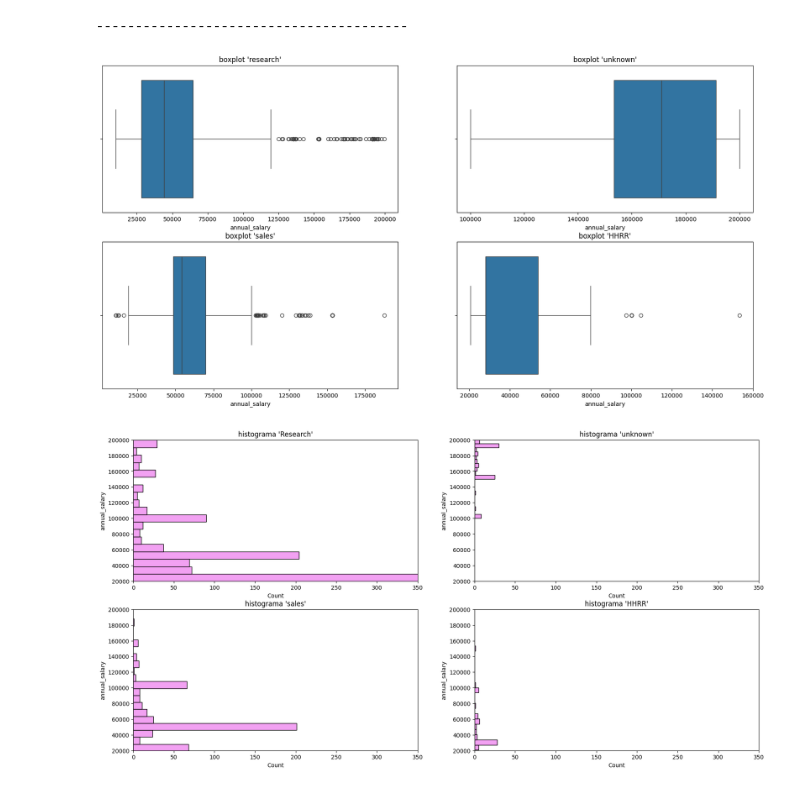
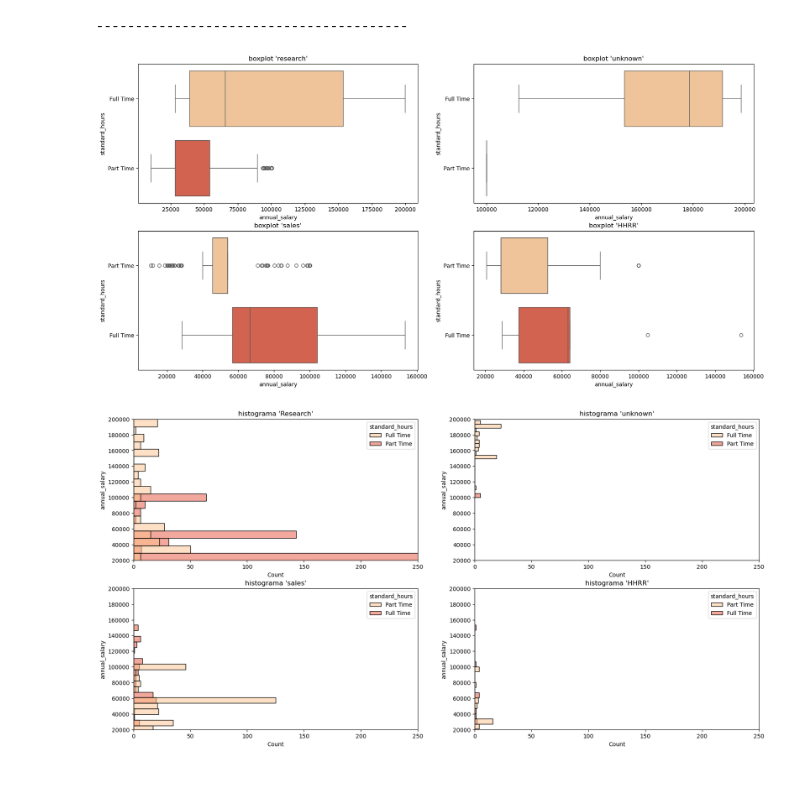
Before and after one commit to CibiPB/project-da-promo-49-INTERNO, a Jupyter notebook: Notebooks/v1.ipynb, the cells around one changed output. Drawn from its saved outputs; the diff is of its cells as text; code cells hidden in the pictures.

```diff
--- a/Notebooks/v1.ipynb
+++ b/Notebooks/v1.ipynb
@@ -281,10 +278,10 @@ array(['Research & Development', 'Unknown', 'Sales', 'Human Resources'],
       dtype=object)
 # %%
 # filtramos los datos para obtener los grupos. Estos grupos van a ser series de datos
-grupo_research = df[df['department'] == 'Research & Development'] ['annual_salary']
-grupo_unknown = df[df['department'] == 'Unknown'] ['annual_salary']
-grupo_sales = df[df['department'] == 'Sales'] ['annual_salary']
-grupo_hhrr = df[df['department'] == 'Human Resources'] ['annual_salary']
+grupo_research = df[df['department'] == 'Research & Development'] [['annual_salary','standard_hours']]
+grupo_unknown = df[df['department'] == 'Unknown'] [['annual_salary','standard_hours']]
+grupo_sales = df[df['department'] == 'Sales'] [['annual_salary','standard_hours']]
+grupo_hhrr = df[df['department'] == 'Human Resources'] [['annual_salary','standard_hours']]
 # %%
 lista = ['Research & Development', 'Unknown', 'Sales', 'Human Resources']
 # %%
@@ -322,58 +319,70 @@ Human Resources
 # %%
 #Boxplot
 fig, axes = plt.subplots(nrows = 2, ncols = 2, figsize = (20, 10))
 
 sns.boxplot(x = "annual_salary",
+            y = "standard_hours",
             data = df_grupo_research,
+            palette = "OrRd",
             ax = axes[0,0])
 axes[0,0].set_title("boxplot 'research'")
 
 sns.boxplot(x = "annual_salary",
+            y = "standard_hours",
             data = df_grupo_unknown,
+            palette = "OrRd",
             ax = axes[0,1])
 axes[0,1].set_title("boxplot 'unknown'")
 
 
 sns.boxplot(x = "annual_salary",
+            y = "standard_hours",
             data = df_grupo_sales,
+            palette = "OrRd",
             ax = axes[1,0])
 axes[1,0].set_title("boxplot 'sales'")
 
 sns.boxplot(x = "annual_salary",
+            y = "standard_hours",
             data = df_grupo_hhrr,
+            palette = "OrRd",
             ax = axes[1,1])
 axes[1,1].set_title("boxplot 'HHRR'");
 # %% [output]
-[figure, old version]
+[figure, new version]
 # %%
 #Histograma
 fig, axes = plt.subplots(nrows = 2, ncols = 2, figsize = (20, 10))
 
 sns.histplot(y = "annual_salary",
+            hue = "standard_hours",
             data = df_grupo_research,
-            color = "violet",
+            palette = "OrRd",
             bins = 20,
             ax = axes[0,0])
 axes[0,0].set_title("histograma 'Research'")
 
 sns.histplot(y = "annual_salary",
+            hue = "standard_hours",
             data = df_grupo_unknown,
-            color = "violet",
+            palette = "OrRd",
             bins = 20,
             ax = axes[0,1])
 axes[0,1].set_title("histograma 'unknown'")
 
 
 sns.histplot(y = "annual_salary",
+            hue = "standard_hours",
             data = df_grupo_sales,
-            color = "violet",
+            palette = "OrRd",
             bins = 20,
             ax = axes[1,0])
 axes[1,0].set_title("histograma 'sales'")
 
 sns.histplot(y = "annual_salary",
+            hue = "standard_hours",
             data = df_grupo_hhrr,
-            color = "violet",
+            palette = "OrRd",
             bins = 20,
             ax = axes[1,1])
 axes[1,1].set_title("histograma 'HHRR'")
@@ -381,10 +390,10 @@ axes[1,1].set_title("histograma 'HHRR'")
 
 #ponemos la misma escala en los ejes:
 #eje x, para asegurarnos que coge bien el mes núm 12:
-axes[0,0].set_xlim(0,350)
-axes[0,1].set_xlim(0,350)
-axes[1,0].set_xlim(0,350)
-axes[1,1].set_xlim(0,350)
+axes[0,0].set_xlim(0,250)
+axes[0,1].set_xlim(0,250)
+axes[1,0].set_xlim(0,250)
+axes[1,1].set_xlim(0,250)
 
 #eje y, hasta 120.000:
 axes[0,0].set_ylim(20000,200000)
@@ -392,4 +401,4 @@ axes[0,1].set_ylim(20000,200000)
 axes[1,0].set_ylim(20000,200000)
 axes[1,1].set_ylim(20000,200000);
 # %% [output]
-[figure, old version]
+[figure, new version]
```
Also changed, not shown: parts of 7 cells of this notebook, 1 other file.
